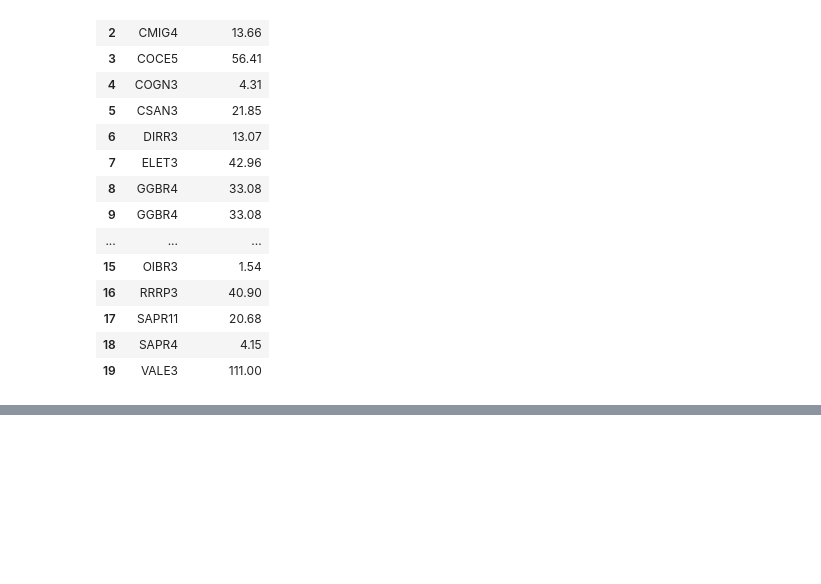
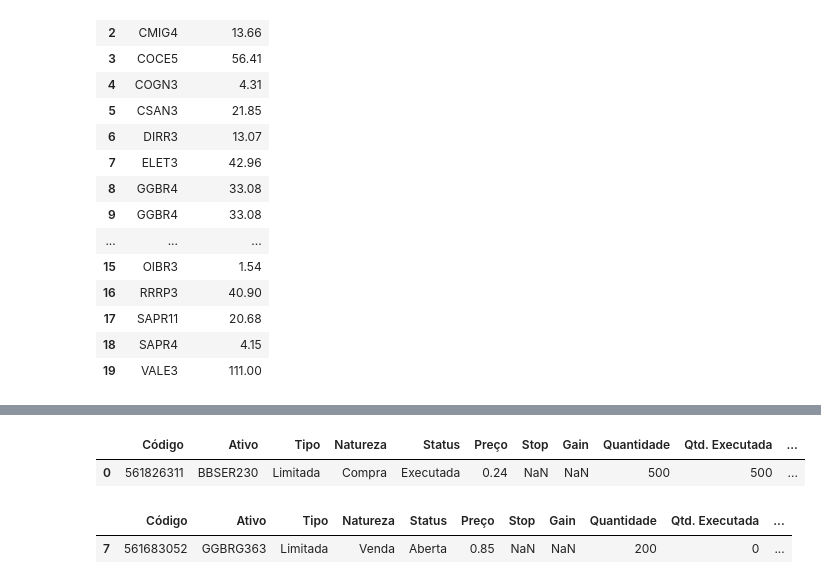
Before and after one commit to rcarasek/Python-for-Investment, a Jupyter notebook: pandas&coalas.ipynb, the cells around one changed output, grey strips where cells are left out. Drawn from its saved outputs; the diff is of its cells as text; code cells hidden in the pictures; blank space fills up the shorter version.

```diff
--- a/pandas&coalas.ipynb
+++ b/pandas&coalas.ipynb
@@ -55,0 +84,14 @@ display(df_ativosDoExcel)
+# %%
+def MostraCfeStatus(St):
+  condicao  = df_orders['Status'] == St
+  display(df_orders.loc[condicao].head(1))
+# %%
+MostraCfeStatus('Executada')
+# %% [output]
+|  | Código | Ativo | Tipo | Natureza | Status | Preço | Stop | Gain | Quantidade | Qtd. Executada | ... |
+| 0 | 561826311 | BBSER230 | Limitada | Compra | Executada | 0.24 | NaN | NaN | 500 | 500 | ... |
+# %%
+MostraCfeStatus('Aberta')
+# %% [output]
+|  | Código | Ativo | Tipo | Natureza | Status | Preço | Stop | Gain | Quantidade | Qtd. Executada | ... |
+| 7 | 561683052 | GGBRG363 | Limitada | Venda | Aberta | 0.85 | NaN | NaN | 200 | 0 | ... |
```
Also changed, not shown: parts of 13 cells of this notebook.
